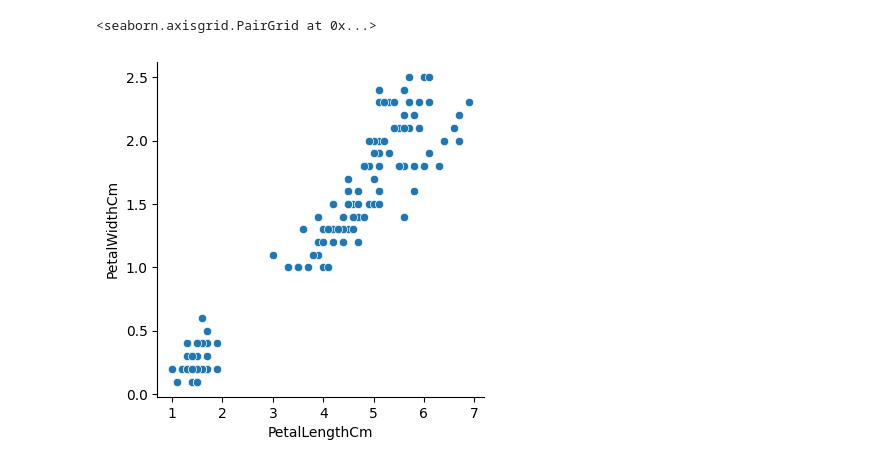
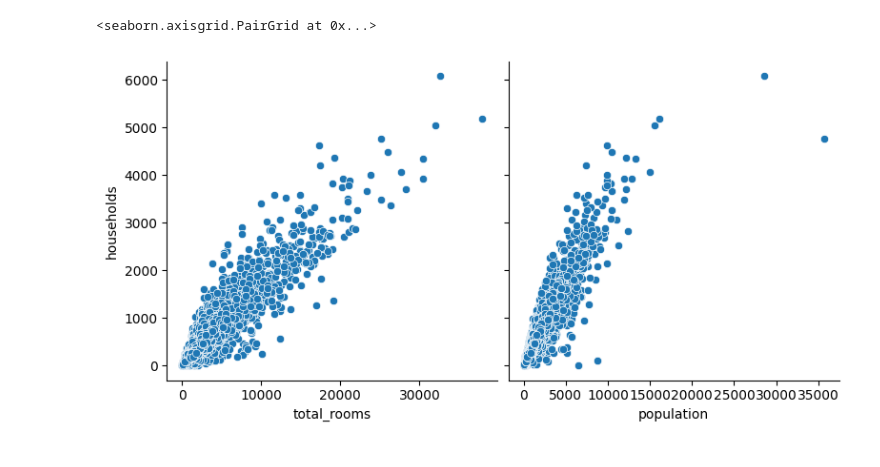
Before and after one commit to yyboom/meta_Project, a Jupyter notebook: 2week_project.ipynb, the cells around one changed output. Saved outputs shown, nothing was run; the diff lists cells and outputs as text; code cells hidden in the pictures.

```diff
--- a/2week_project.ipynb
+++ b/2week_project.ipynb
@@ -6,6 +6,6 @@ import seaborn as sns
 import tensorflow as tf
 from sklearn.model_selection import train_test_split
 # %%
-df = pd.read_csv('/content/drive/MyDrive/데이터 분석 강의/iris.csv의 사본')
+df = pd.read_csv('/content/sample_data/california_housing_train.csv')
 df.head(5)
 # %% [output]
@@ -24,5 +24,5 @@ plt.show()
 # %%
-sns.pairplot(df, x_vars=['PetalLengthCm'], y_vars=['PetalWidthCm'], height=4)
+sns.pairplot(df, x_vars=['total_rooms','population'], y_vars=['households'], height=4)
 # %% [output]
 <seaborn.axisgrid.PairGrid at 0x...>
-[figure, old version]
+[figure, new version]
```
Also changed, not shown: parts of 13 cells of this notebook.
